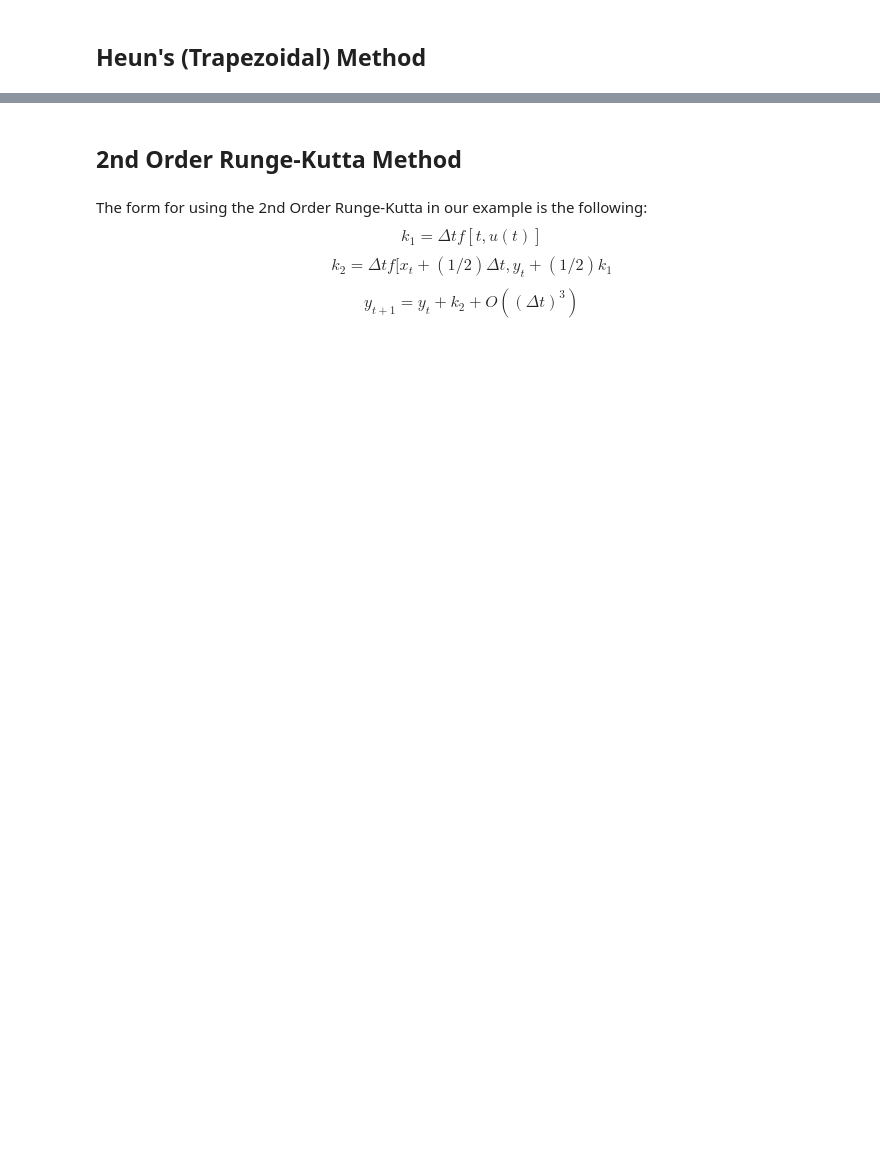
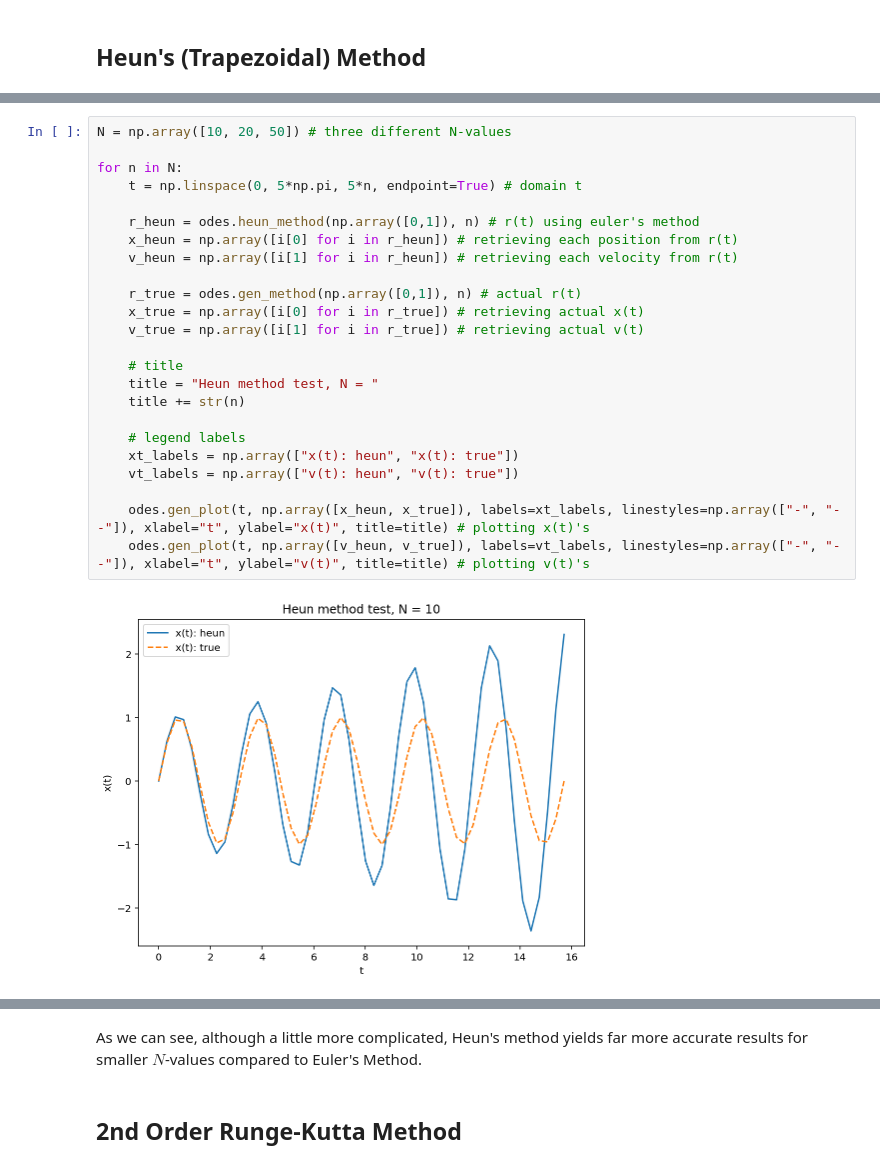
Before and after one commit to chapman-phys220-2018f/cw11-some-team-name, a Jupyter notebook: ode.ipynb, the cells around one changed output, grey strips where cells are left out. Saved outputs shown, nothing was run; the diff lists cells and outputs as text; blank space fills up the shorter version.

Commit message:
finished all methods

```diff
--- a/ode.ipynb
+++ b/ode.ipynb
@@ -108,0 +107,26 @@ $$\vec{r}(t_{k+\Delta t}) = 1/2(slope_{t}+slope_{t+\Delta t})$$
+# %%
+N = np.array([10, 20, 50]) # three different N-values
+
+for n in N:
+    t = np.linspace(0, 5*np.pi, 5*n, endpoint=True) # domain t
+
+    r_heun = odes.heun_method(np.array([0,1]), n) # r(t) using euler's method
+    x_heun = np.array([i[0] for i in r_heun]) # retrieving each position from r(t)
+    v_heun = np.array([i[1] for i in r_heun]) # retrieving each velocity from r(t)
+
+    r_true = odes.gen_method(np.array([0,1]), n) # actual r(t)
+    x_true = np.array([i[0] for i in r_true]) # retrieving actual x(t)
+    v_true = np.array([i[1] for i in r_true]) # retrieving actual v(t)
+
+    # title
+    title = "Heun method test, N = "
+    title += str(n)
+
+    # legend labels
+    xt_labels = np.array(["x(t): heun", "x(t): true"])
+    vt_labels = np.array(["v(t): heun", "v(t): true"])
+
+    odes.gen_plot(t, np.array([x_heun, x_true]), labels=xt_labels, linestyles=np.array(["-", "--"]), xlabel="t", ylabel="x(t)", title=title) # plotting x(t)'s
+    odes.gen_plot(t, np.array([v_heun, v_true]), labels=vt_labels, linestyles=np.array(["-", "--"]), xlabel="t", ylabel="v(t)", title=title) # plotting v(t)'s
+# %% [output]
+[figure, added]
@@ -109,7 +138,4 @@ $$\vec{r}(t_{k+\Delta t}) = 1/2(slope_{t}+slope_{t+\Delta t})$$
+# %% [markdown]
+As we can see, although a little more complicated, Heun's method yields far more accurate results for smaller $N$-values compared to Euler's Method.
 # %% [markdown]
 ## 2nd Order Runge-Kutta Method
-# %% [markdown]
-The form for using the 2nd Order Runge-Kutta in our example is the following:
-$$k_1 = \Delta t f[t,u(t)]$$
-$$k_2 = \Delta t f[x_t+(1/2)\Delta t,y_t+(1/2)k_1$$
-$$y_{t+1}=y_t+k_2+O((\Delta t)^3)$$
```
Also changed, not shown: parts of 12 cells of this notebook, 1 other file.
